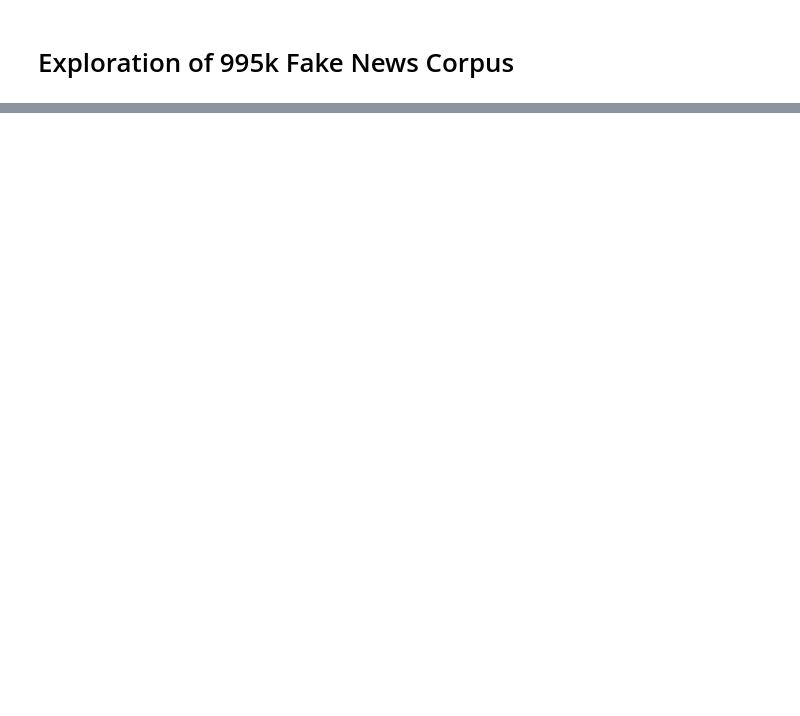
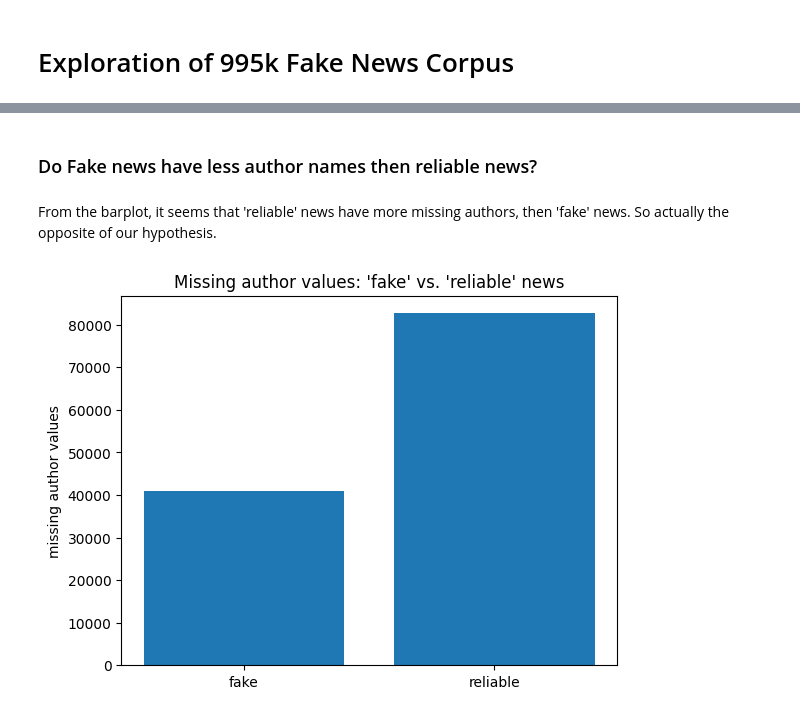
Before and after one commit to kdsoup/fake-news-project, a Jupyter notebook: exploration.ipynb, the cells around one changed output, grey strips where cells are left out. Saved outputs shown, nothing was run; the diff lists cells and outputs as text; code cells hidden in the pictures; blank space fills up the shorter version.

```diff
--- a/exploration.ipynb
+++ b/exploration.ipynb
@@ -19,0 +182,30 @@ print(type_dist)
+# %% [markdown]
+### Do Fake news have less author names then reliable news?
+# %% [markdown]
+From the barplot, it seems that 'reliable' news have more missing authors, then 'fake' news. So actually the opposite of our hypothesis.
+# %%
+import matplotlib.pyplot as plt
+
+# get all rows with label 'fake'
+fake_data = raw_data[(raw_data['type'] == 'fake')]
+
+# count rows for 'fake' with no author names
+fake_auth_isNull_sum = fake_data['authors'].isnull().sum()
+
+# get all rows with label 'reliable'
+reliable_data = raw_data[(raw_data['type'] == 'reliable')]
+
+# count rows for 'reliable' with no author names
+reliable_auth_isNull_sum = reliable_data['authors'].isnull().sum()
+
+# plot comparison
+fig, ax = plt.subplots()
+
+ax.set_ylabel('missing author values')
+ax.set_title('Missing author values: \'fake\' vs. \'reliable\' news')
+
+ax.bar(['fake', 'reliable'], [fake_auth_isNull_sum, reliable_auth_isNull_sum])
+
+plt.show()
+# %% [output]
+[figure, added]
```
Also changed, not shown: parts of 33 cells of this notebook, 2 other files.
